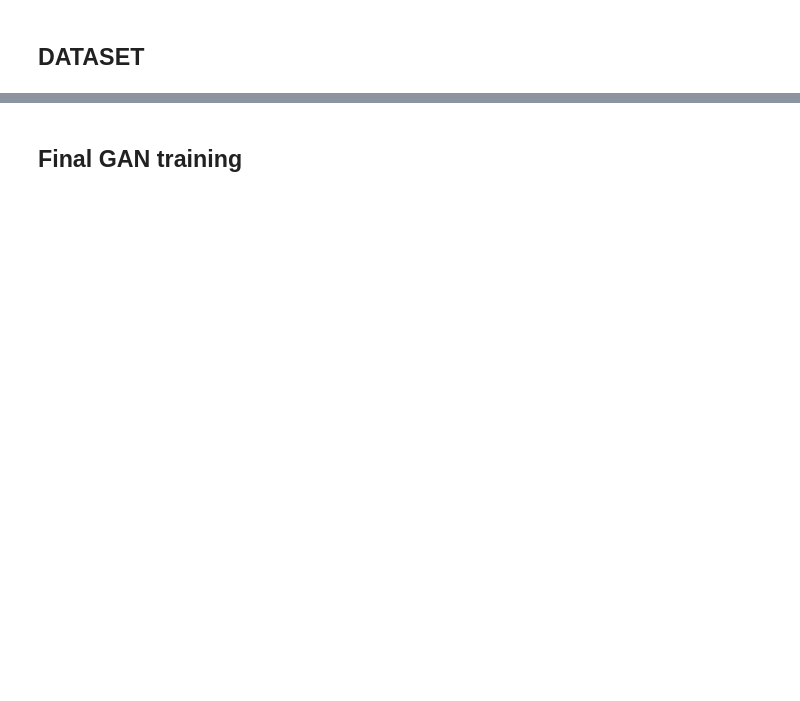
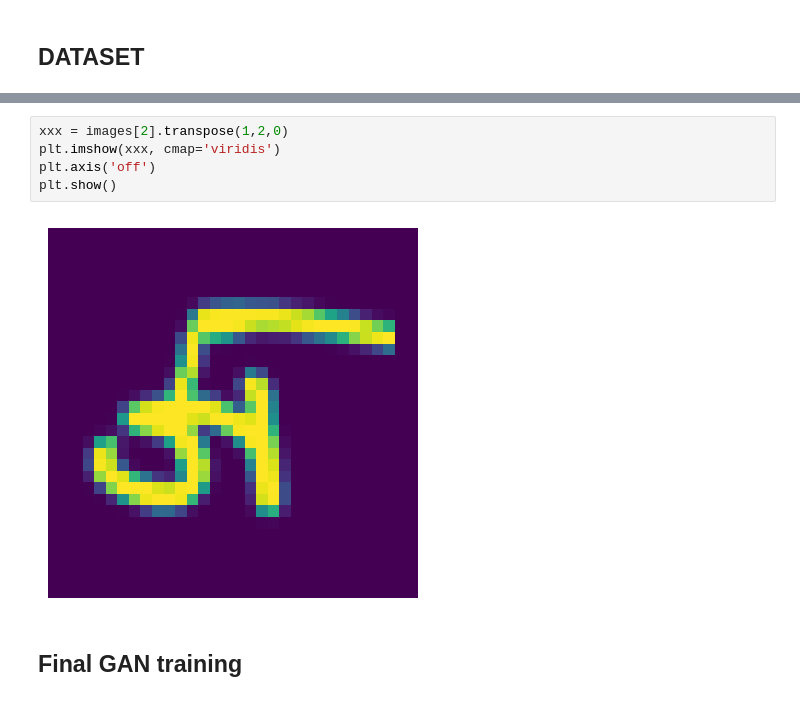
Before and after one commit to sghawana/Devanagri-character-generator, a Jupyter notebook: src/rough.ipynb, the cells around one changed output, grey strips where cells are left out. Saved outputs shown, nothing was run; the diff lists cells and outputs as text; blank space fills up the shorter version.

```diff
--- a/src/rough.ipynb
+++ b/src/rough.ipynb
@@ -150,2 +188,9 @@ Loaded 92000 images.
+# %%
+xxx = images[2].transpose(1,2,0)
+plt.imshow(xxx, cmap='viridis')
+plt.axis('off')
+plt.show()
+# %% [output]
+[figure, added]
 # %% [markdown]
 ## Final GAN training
```
Also changed, not shown: parts of 15 cells of this notebook, 4 other files.
